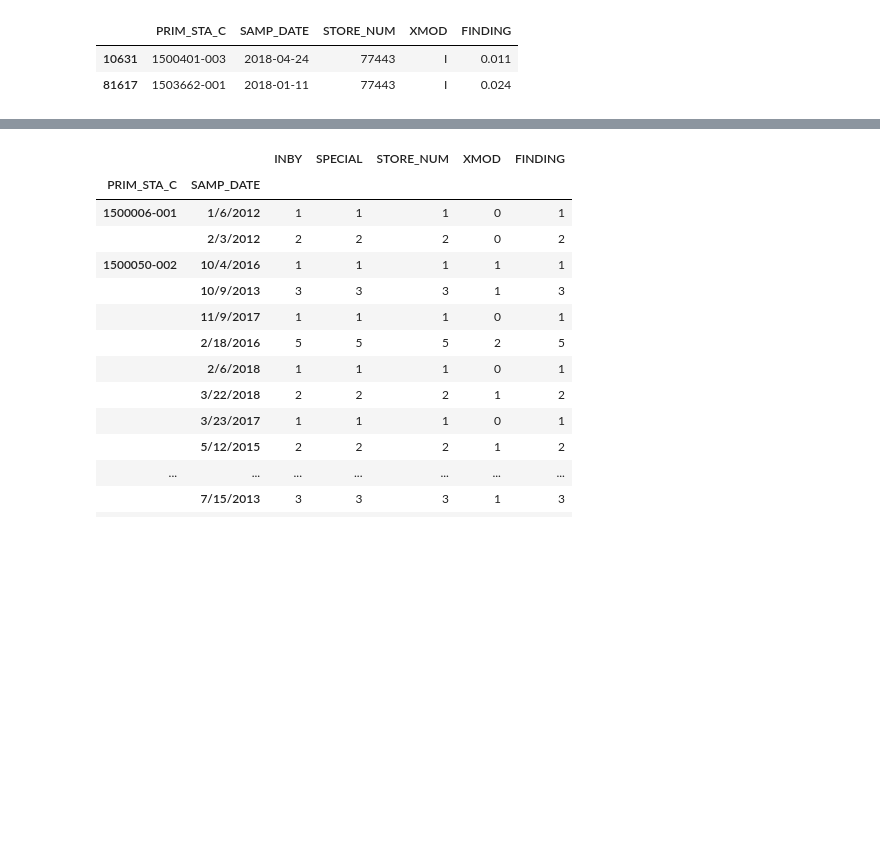
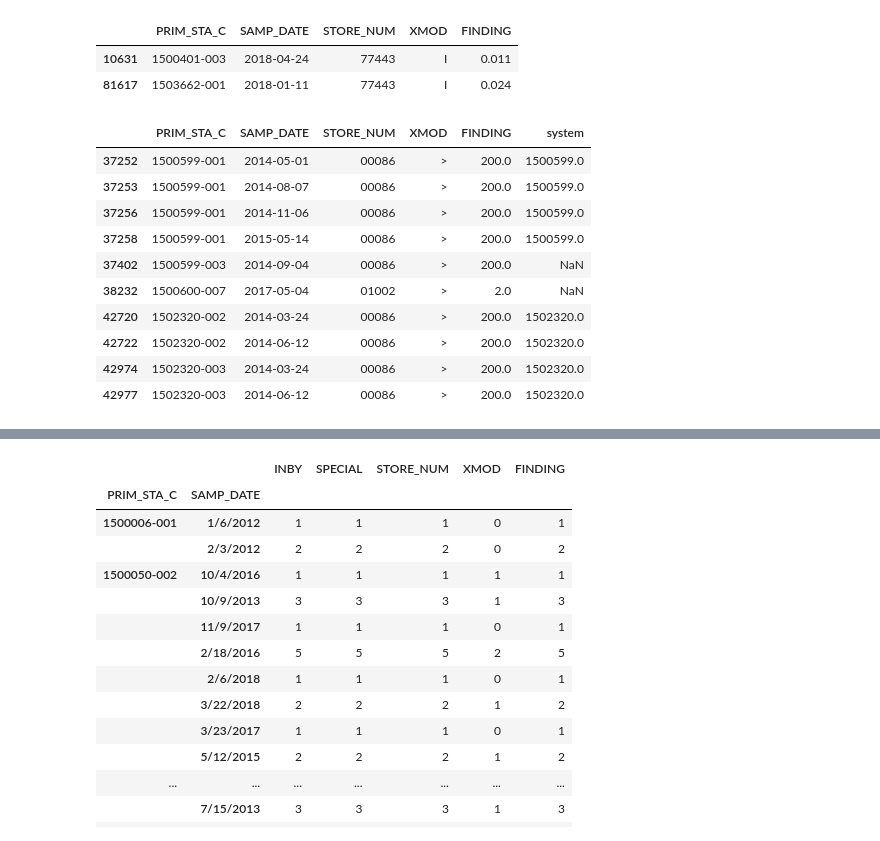
Before and after one commit to waterdatacollaborative/NicoleLook_Drinking-Water-Contaminant-Classification, a Jupyter notebook: Capstone.ipynb, the cells around one changed output, grey strips where cells are left out. Cells and saved outputs as stored; diff of their text form; code cells hidden in the pictures; blank space fills up the shorter version.

```diff
--- a/Capstone.ipynb
+++ b/Capstone.ipynb
@@ -192,3 +192,17 @@ kern_chem[kern_chem['XMOD'] == 'I']
 |  | PRIM_STA_C | SAMP_DATE | STORE_NUM | XMOD | FINDING |
 | 10631 | 1500401-003 | 2018-04-24 | 77443 | I | 0.011 |
 | 81617 | 1503662-001 | 2018-01-11 | 77443 | I | 0.024 |
+# %%
+kern_chem[kern_chem['XMOD'] == '>']
+# %% [output]
+|  | PRIM_STA_C | SAMP_DATE | STORE_NUM | XMOD | FINDING | system |
+| 37252 | 1500599-001 | 2014-05-01 | 00086 | > | 200.0 | 1500599.0 |
+| 37253 | 1500599-001 | 2014-08-07 | 00086 | > | 200.0 | 1500599.0 |
+| 37256 | 1500599-001 | 2014-11-06 | 00086 | > | 200.0 | 1500599.0 |
+| 37258 | 1500599-001 | 2015-05-14 | 00086 | > | 200.0 | 1500599.0 |
+| 37402 | 1500599-003 | 2014-09-04 | 00086 | > | 200.0 | NaN |
+| 38232 | 1500600-007 | 2017-05-04 | 01002 | > | 2.0 | NaN |
+| 42720 | 1502320-002 | 2014-03-24 | 00086 | > | 200.0 | 1502320.0 |
+| 42722 | 1502320-002 | 2014-06-12 | 00086 | > | 200.0 | 1502320.0 |
+| 42974 | 1502320-003 | 2014-03-24 | 00086 | > | 200.0 | 1502320.0 |
+| 42977 | 1502320-003 | 2014-06-12 | 00086 | > | 200.0 | 1502320.0 |
```
Also changed, not shown: parts of 38 cells of this notebook.
